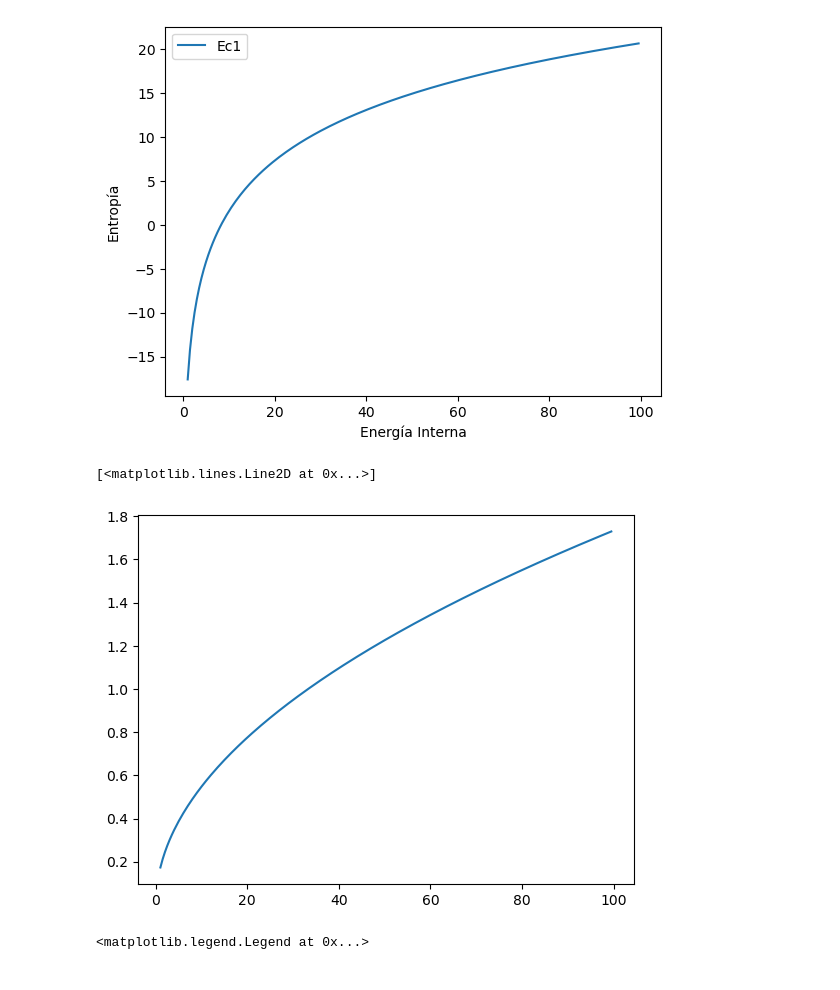
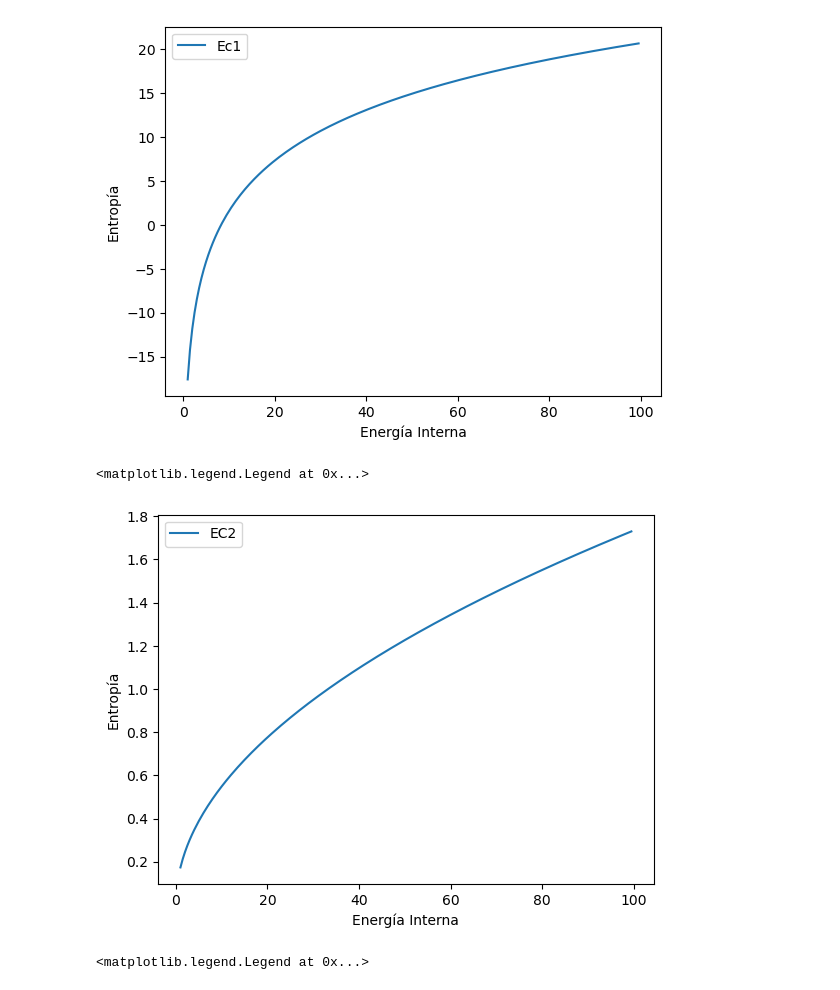
Before and after one commit to lsperezm/Metodos1-LauraPerez-SofiaLizarazo, a Jupyter notebook: Untitled.ipynb, the cells around one changed output. Saved outputs shown, nothing was run; the diff lists cells and outputs as text; code cells hidden in the pictures.

```diff
--- a/Untitled.ipynb
+++ b/Untitled.ipynb
@@ -30,11 +30,14 @@ def EC2(U):
     return s
 # %%
 s_2=EC2(U_)
-# %%
-plt.plot(U_,s_2)
-# %% [output]
-[<matplotlib.lines.Line2D at 0x...>]
-[figure, removed]
+# %%
+plt.plot(U_,s_2, label="EC2")
+plt.xlabel("Energía Interna")
+plt.ylabel("Entropía")
+plt.legend()
+# %% [output]
+<matplotlib.legend.Legend at 0x...>
+[figure, added]
 # %%
 def EC3(U):
     r=(R/theta)**(1/2)
```
